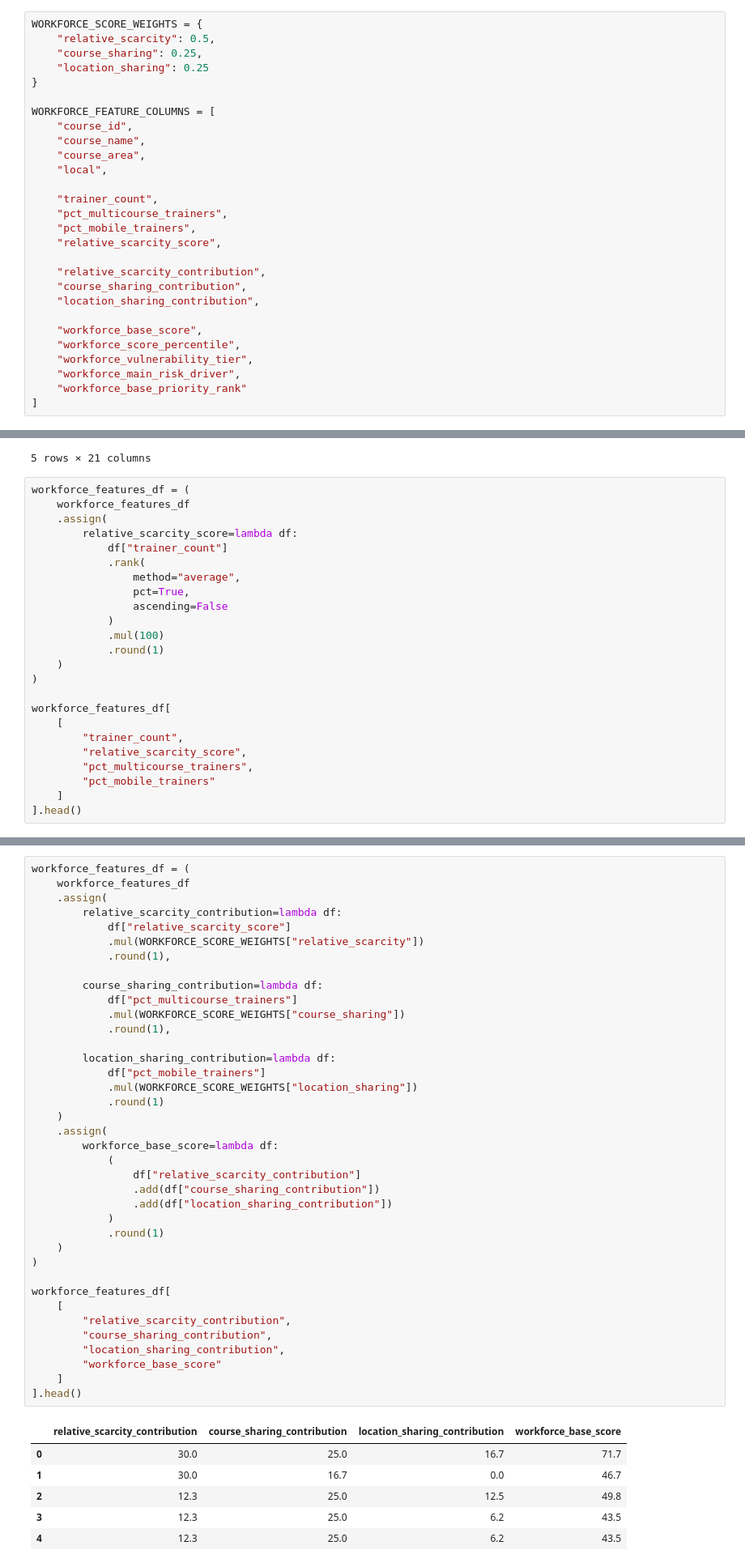
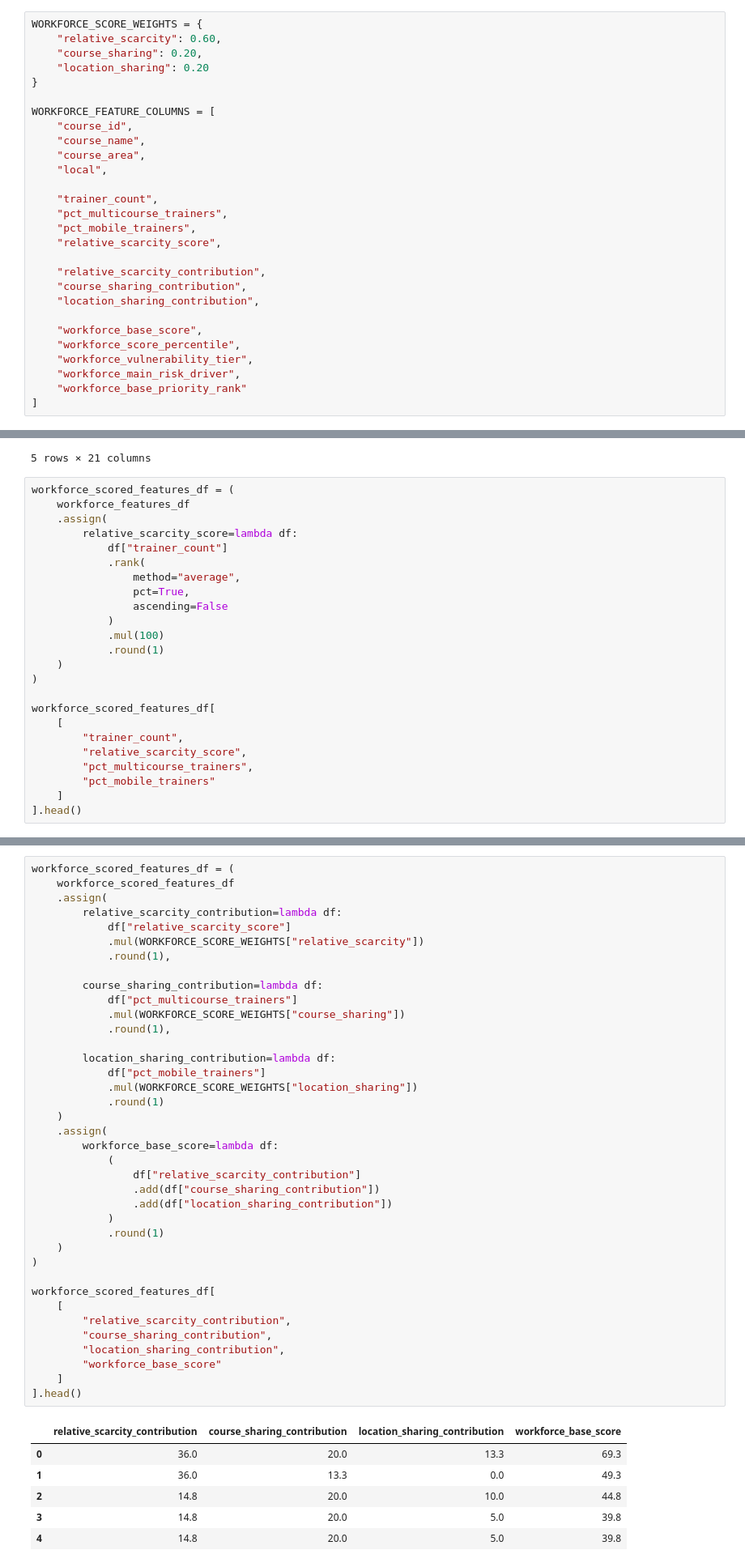
Before and after one commit to nathansperinde/Hiring-Needs-Analysis, a Jupyter notebook: notebooks/02_workforce_analysis.ipynb, the cells around one changed output, grey strips where cells are left out. Shown at 81% size. Cells and saved outputs as stored; diff of their text form.

```diff
--- a/notebooks/02_workforce_analysis.ipynb
+++ b/notebooks/02_workforce_analysis.ipynb
@@ -631,9 +633,9 @@ plot_heatmap(
 [figure]
 # %%
 WORKFORCE_SCORE_WEIGHTS = {
-    "relative_scarcity": 0.5,
-    "course_sharing": 0.25,
-    "location_sharing": 0.25
+    "relative_scarcity": 0.60,
+    "course_sharing": 0.20,
+    "location_sharing": 0.20
 }
 
 WORKFORCE_FEATURE_COLUMNS = [
@@ -694,7 +696,7 @@ workforce_features_df.head()
 | 4 | CYB | Cibersegurança Básica | Informática | Centro 5 | 4 | 0 | ... |
 5 rows × 21 columns
 # %%
-workforce_features_df = (
+workforce_scored_features_df = (
     workforce_features_df
     .assign(
         relative_scarcity_score=lambda df:
@@ -709,7 +711,7 @@ workforce_features_df = (
     )
 )
 
-workforce_features_df[
+workforce_scored_features_df[
     [
         "trainer_count",
         "relative_scarcity_score",
@@ -725,8 +727,8 @@ workforce_features_df[
 | 3 | 4 | 24.6 | 100.0 | 25.0 |
 | 4 | 4 | 24.6 | 100.0 | 25.0 |
 # %%
-workforce_features_df = (
-    workforce_features_df
+workforce_scored_features_df = (
+    workforce_scored_features_df
     .assign(
         relative_scarcity_contribution=lambda df:
             df["relative_scarcity_score"]
@@ -736,37 +738,37 @@ workforce_features_df = (
         course_sharing_contribution=lambda df:
             df["pct_multicourse_trainers"]
             .mul(WORKFORCE_SCORE_WEIGHTS["course_sharing"])
             .round(1),
 
         location_sharing_contribution=lambda df:
             df["pct_mobile_trainers"]
             .mul(WORKFORCE_SCORE_WEIGHTS["location_sharing"])
             .round(1)
     )
     .assign(
         workforce_base_score=lambda df:
             (
                 df["relative_scarcity_contribution"]
                 .add(df["course_sharing_contribution"])
                 .add(df["location_sharing_contribution"])
             )
             .round(1)
     )
 )
 
-workforce_features_df[
+workforce_scored_features_df[
     [
         "relative_scarcity_contribution",
         "course_sharing_contribution",
         "location_sharing_contribution",
         "workforce_base_score"
     ]
 ].head()
 # %% [output]
 |  | relative_scarcity_contribution | course_sharing_contribution | location_sharing_contribution | workforce_base_score |
-| 0 | 30.0 | 25.0 | 16.7 | 71.7 |
-| 1 | 30.0 | 16.7 | 0.0 | 46.7 |
-| 2 | 12.3 | 25.0 | 12.5 | 49.8 |
-| 3 | 12.3 | 25.0 | 6.2 | 43.5 |
-| 4 | 12.3 | 25.0 | 6.2 | 43.5 |
+| 0 | 36.0 | 20.0 | 13.3 | 69.3 |
+| 1 | 36.0 | 13.3 | 0.0 | 49.3 |
+| 2 | 14.8 | 20.0 | 10.0 | 44.8 |
+| 3 | 14.8 | 20.0 | 5.0 | 39.8 |
+| 4 | 14.8 | 20.0 | 5.0 | 39.8 |
 # %%
```
Also changed, not shown: parts of 6 cells of this notebook, 6 other files.
